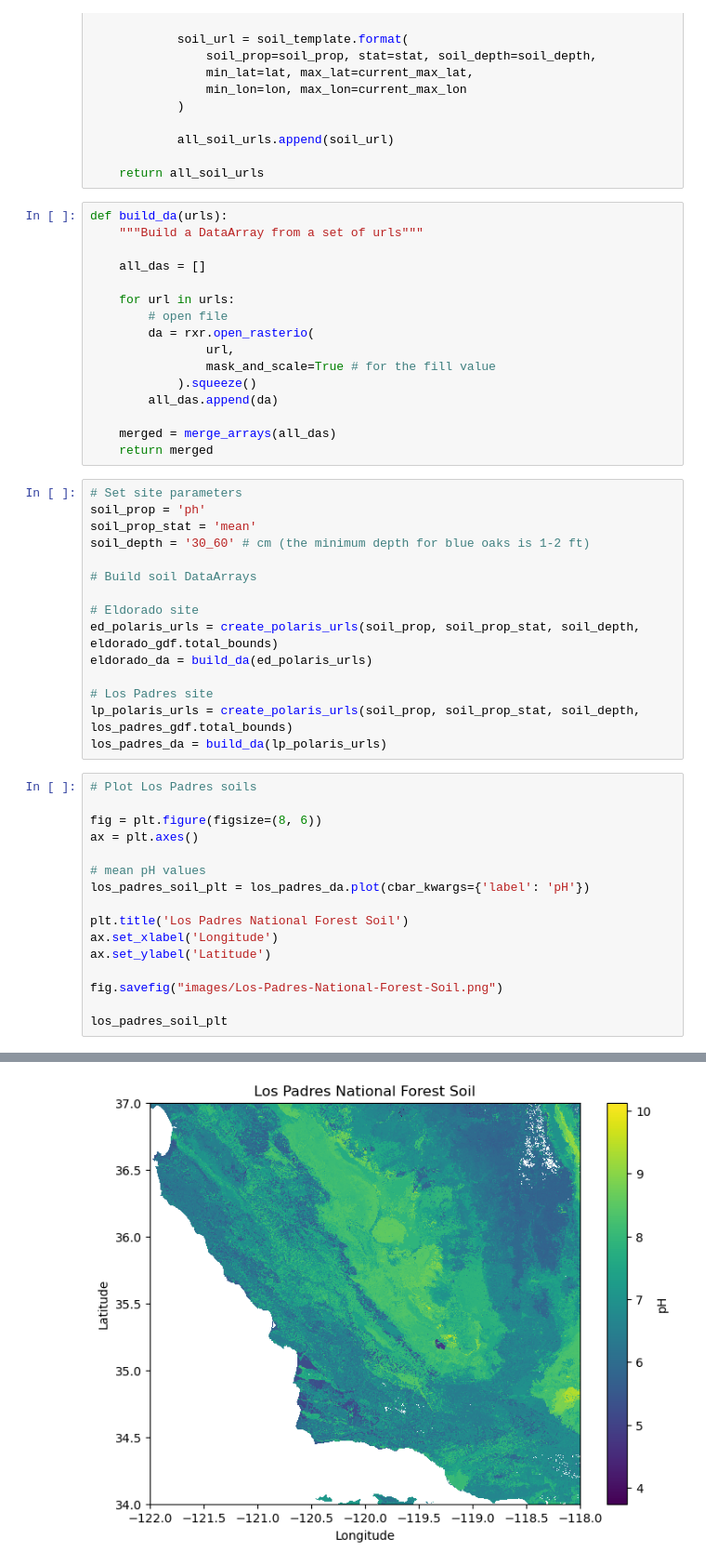
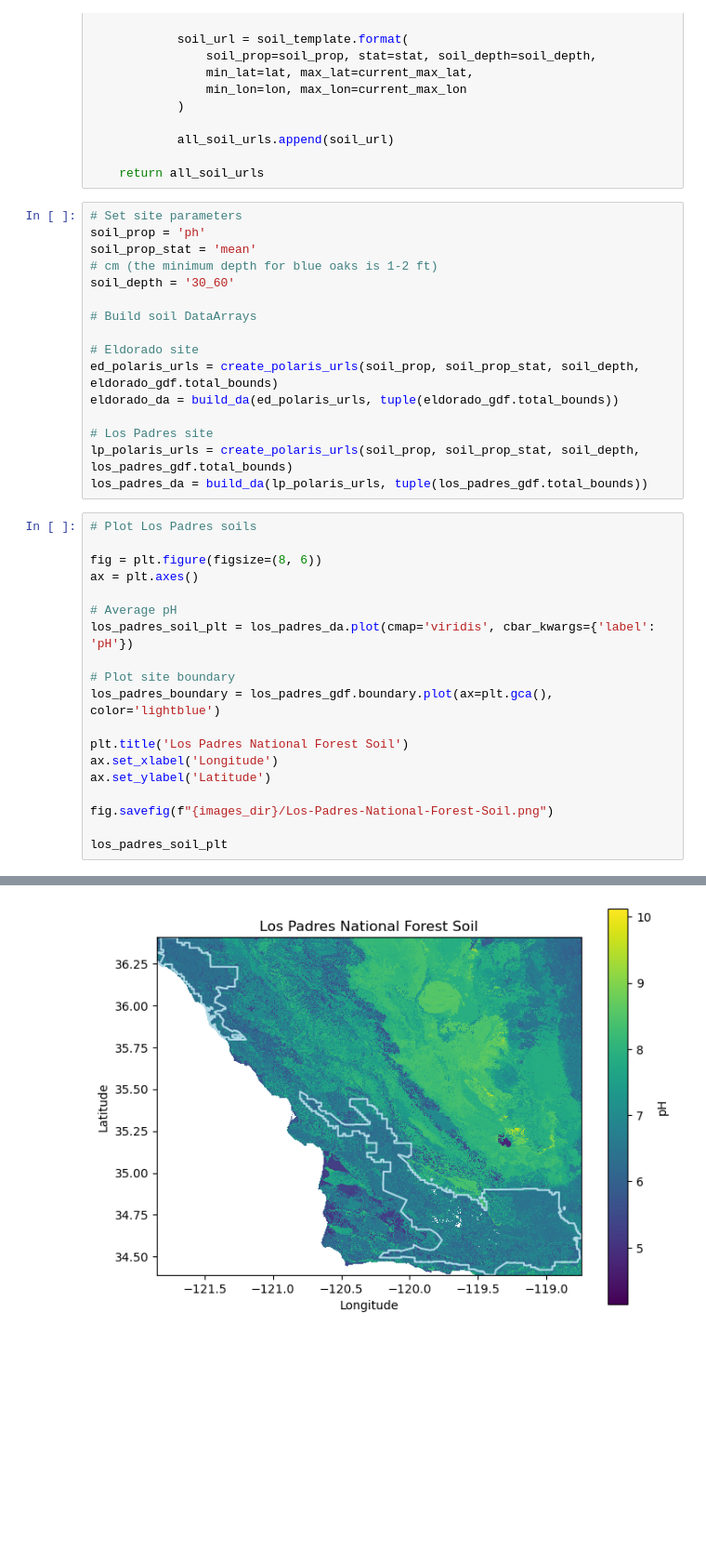
Before and after one commit to lauren-alexandra/habitat-suitability, a Jupyter notebook: notebooks/main.ipynb, the cells around one changed output, grey strips where cells are left out. Shown at 93% size. Saved outputs shown, nothing was run; the diff lists cells and outputs as text; blank space fills up the shorter version.

Commit message:
plot init elev

```diff
--- a/notebooks/main.ipynb
+++ b/notebooks/main.ipynb
@@ -140,56 +226,44 @@ def create_polaris_urls(soil_prop, stat, soil_depth, gdf_bounds):
             all_soil_urls.append(soil_url)
 
     return all_soil_urls
-# %%
-def build_da(urls):
-    """Build a DataArray from a set of urls"""
-
-    all_das = []
-
-    for url in urls:
-        # open file
-        da = rxr.open_rasterio(
-                url,
-                mask_and_scale=True # for the fill value
-            ).squeeze()
-        all_das.append(da)
-
-    merged = merge_arrays(all_das)
-    return merged
 # %%
 # Set site parameters
 soil_prop = 'ph'
 soil_prop_stat = 'mean'
-soil_depth = '30_60' # cm (the minimum depth for blue oaks is 1-2 ft)
+# cm (the minimum depth for blue oaks is 1-2 ft)
+soil_depth = '30_60'
 
 # Build soil DataArrays
 
 # Eldorado site
 ed_polaris_urls = create_polaris_urls(soil_prop, soil_prop_stat, soil_depth, eldorado_gdf.total_bounds)
-eldorado_da = build_da(ed_polaris_urls)
+eldorado_da = build_da(ed_polaris_urls, tuple(eldorado_gdf.total_bounds))
 
 # Los Padres site
 lp_polaris_urls = create_polaris_urls(soil_prop, soil_prop_stat, soil_depth, los_padres_gdf.total_bounds)
-los_padres_da = build_da(lp_polaris_urls)
+los_padres_da = build_da(lp_polaris_urls, tuple(los_padres_gdf.total_bounds))
 # %%
 # Plot Los Padres soils
 
 fig = plt.figure(figsize=(8, 6))
 ax = plt.axes()
 
-# mean pH values
-los_padres_soil_plt = los_padres_da.plot(cbar_kwargs={'label': 'pH'})
+# Average pH
+los_padres_soil_plt = los_padres_da.plot(cmap='viridis', cbar_kwargs={'label': 'pH'})
+
+# Plot site boundary
+los_padres_boundary = los_padres_gdf.boundary.plot(ax=plt.gca(), color='lightblue')
 
 plt.title('Los Padres National Forest Soil')
 ax.set_xlabel('Longitude')
 ax.set_ylabel('Latitude')
 
-fig.savefig("images/Los-Padres-National-Forest-Soil.png")
+fig.savefig(f"{images_dir}/Los-Padres-National-Forest-Soil.png")
 
 los_padres_soil_plt
 # %% [output]
 <matplotlib.collections.QuadMesh at 0x...>
-[figure, old version]
+[figure, new version]
 # %%
 # Plot Eldorado soils
 
```
Also changed, not shown: parts of 15 cells of this notebook, 3 other files.
